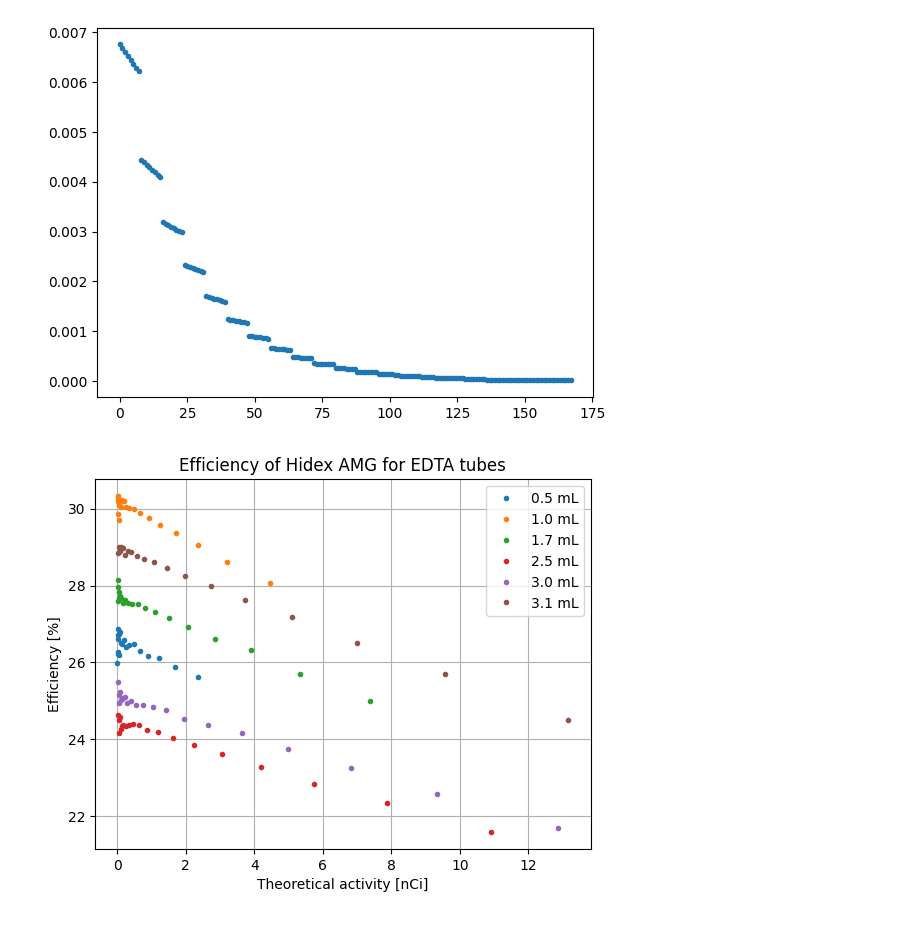
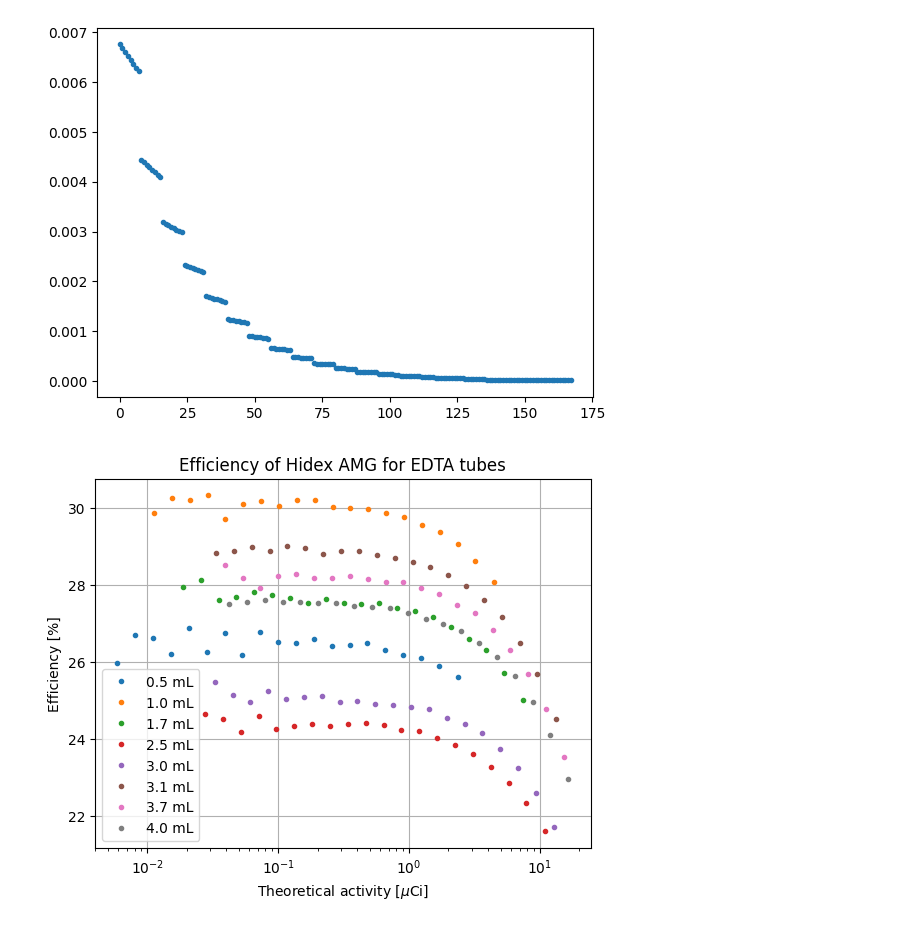
Before and after one commit to wunderbeere/hidex-calibration, a Jupyter notebook: efficiency/Metab Tube Eff_30May1Jun2022/efficiency.ipynb, the cells around one changed output. Drawn from its saved outputs; the diff is of its cells as text; code cells hidden in the pictures.

```diff
--- a/efficiency/Metab Tube Eff_30May1Jun2022/efficiency.ipynb
+++ b/efficiency/Metab Tube Eff_30May1Jun2022/efficiency.ipynb
@@ -220,20 +209,20 @@ plt.plot(ref, ".")
 # %%
 plt.figure()
 plt.title("Efficiency of Hidex AMG for EDTA tubes")
 plt.ylabel("Efficiency [%]")
-plt.xlabel("Theoretical activity [nCi]")
+plt.xlabel("Theoretical activity [$\mu$Ci]")
 plt.plot(ref_activity[0::8][1:], efficiency[0::8][1:], ".", label="0.5 mL")
 plt.plot(ref_activity[1::8][1:], efficiency[1::8][1:], ".", label="1.0 mL")
 plt.plot(ref_activity[2::8][1:], efficiency[2::8][1:], ".", label="1.7 mL")
 plt.plot(ref_activity[3::8][1:], efficiency[3::8][1:], ".", label="2.5 mL")
 plt.plot(ref_activity[4::8][1:], efficiency[4::8][1:], ".", label="3.0 mL")
 plt.plot(ref_activity[5::8][1:], efficiency[5::8][1:], ".", label="3.1 mL")
-#plt.plot(ref_activity[6::8][1:], efficiency[6::8][1:], ".", label="3.7 mL")
-#plt.plot(ref_activity[7::8][1:], efficiency[7::8][1:], ".", label="4.0 mL")
+plt.plot(ref_activity[6::8][1:], efficiency[6::8][1:], ".", label="3.7 mL")
+plt.plot(ref_activity[7::8][1:], efficiency[7::8][1:], ".", label="4.0 mL")
 
 
 plt.legend()
-#plt.xscale('log')
+plt.xscale('log')
 plt.grid()
 # %% [output]
-[figure, old version]
+[figure, new version]
```
Also changed, not shown: parts of 5 cells of this notebook, 7 other files.
